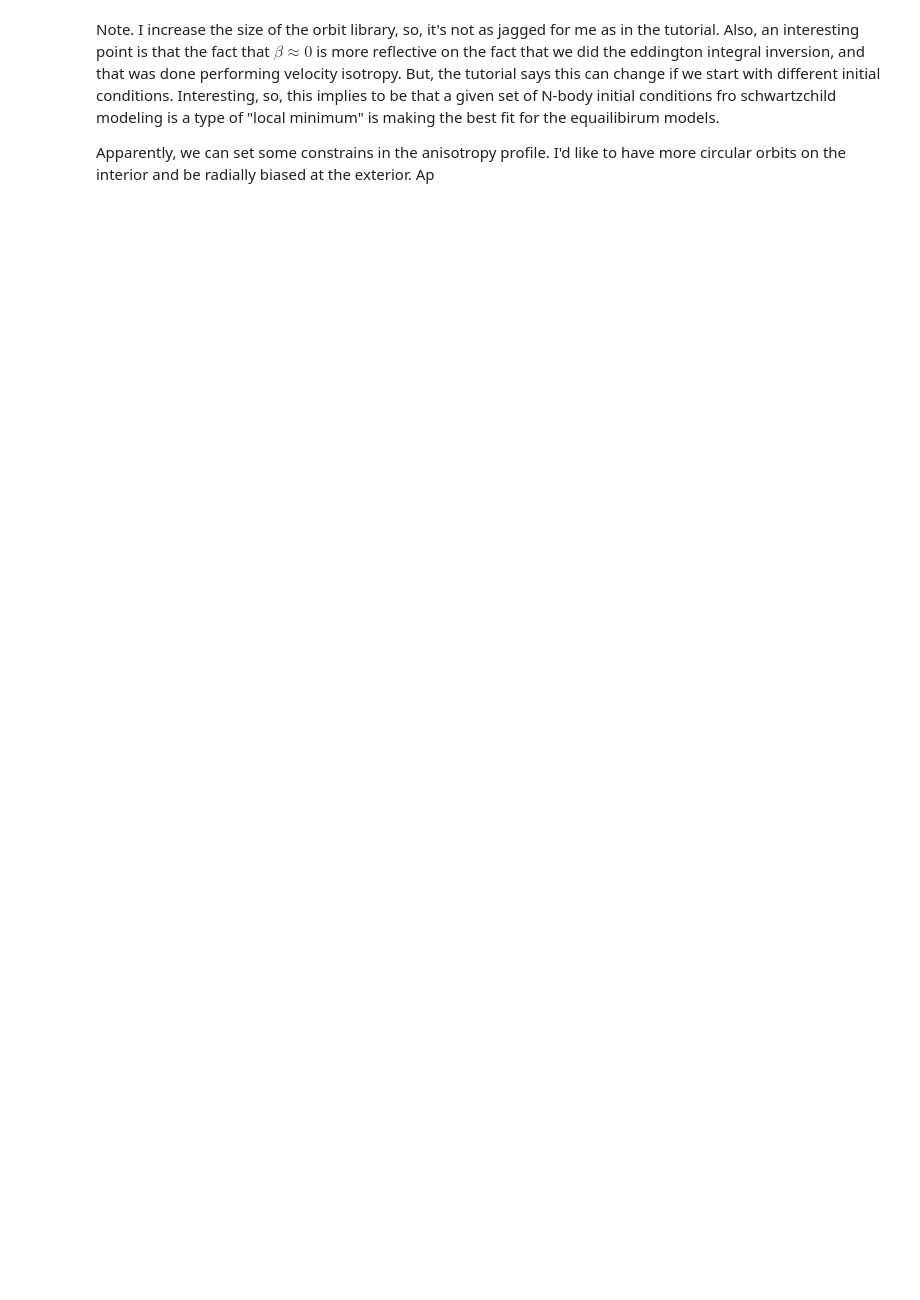
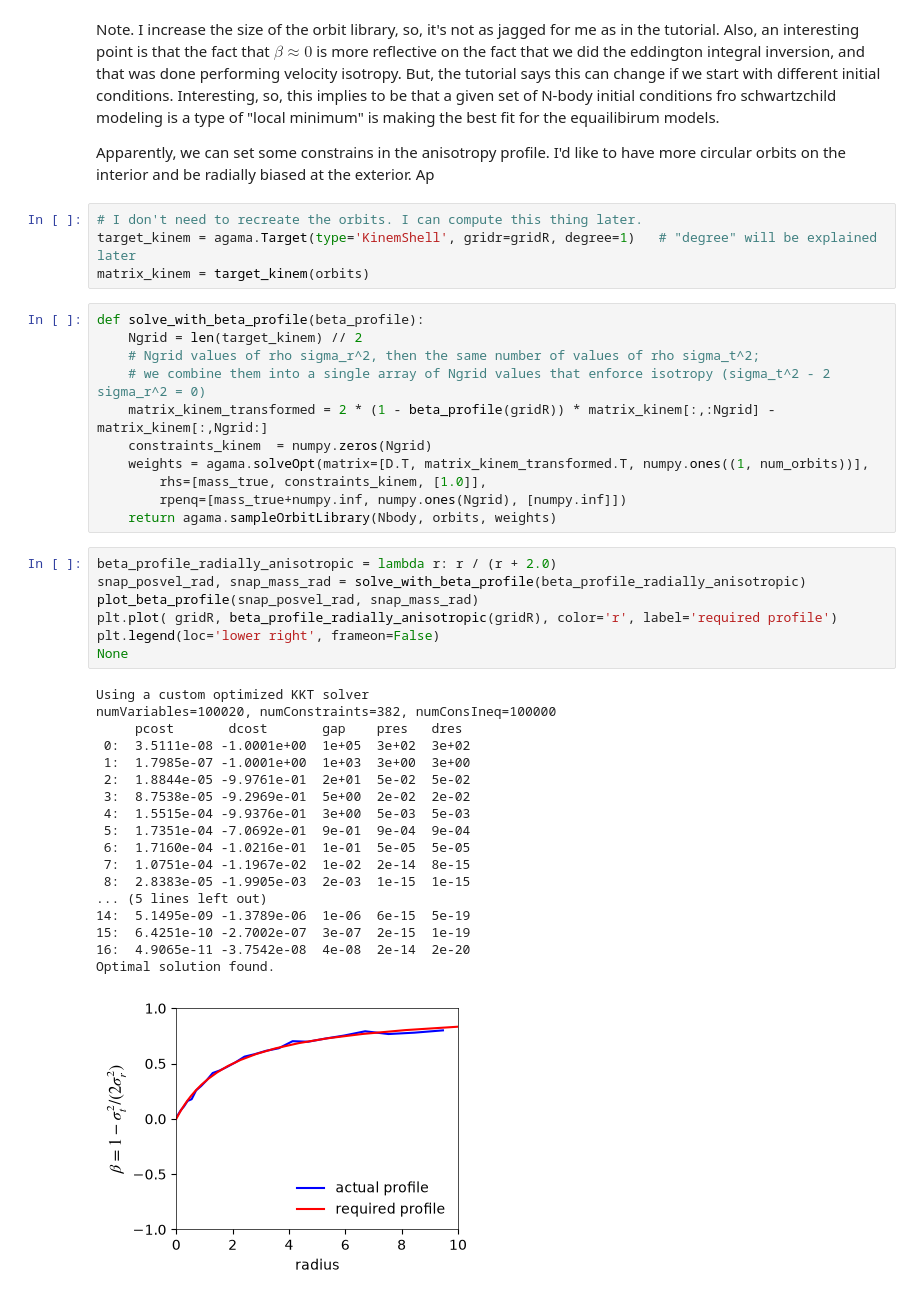
Before and after one commit to salvatore-ferrone/bar-dynamics, a Jupyter notebook: pedagogy/tutorial_schwarzchild.ipynb, the cells around one changed output. Drawn from its saved outputs; the diff is of its cells as text; blank space fills up the shorter version.

```diff
--- a/pedagogy/tutorial_schwarzchild.ipynb
+++ b/pedagogy/tutorial_schwarzchild.ipynb
@@ -513,3 +510,44 @@ plot_beta_profile(snap_posvel, snap_mass)
 Note. I increase the size of the orbit library, so, it's not as jagged for me as in the tutorial. Also, an interesting point is that the fact that $\beta\approx 0$ is more reflective on the fact that we did the eddington integral inversion, and that was done performing velocity isotropy. But, the tutorial says this can change if we start with different initial conditions. Interesting, so, this implies to be that a given set of N-body initial conditions fro schwartzchild modeling is a type of "local minimum" is making the best fit for the equailibirum models.
 
 Apparently, we can set some constrains in the anisotropy profile. I'd like to have more circular orbits on the interior and be radially biased at the exterior. Ap
+# %%
+# I don't need to recreate the orbits. I can compute this thing later.
+target_kinem = agama.Target(type='KinemShell', gridr=gridR, degree=1)   # "degree" will be explained later
+matrix_kinem = target_kinem(orbits)
+# %%
+def solve_with_beta_profile(beta_profile):
+    Ngrid = len(target_kinem) // 2
+    # Ngrid values of rho sigma_r^2, then the same number of values of rho sigma_t^2;
+    # we combine them into a single array of Ngrid values that enforce isotropy (sigma_t^2 - 2 sigma_r^2 = 0)
+    matrix_kinem_transformed = 2 * (1 - beta_profile(gridR)) * matrix_kinem[:,:Ngrid] - matrix_kinem[:,Ngrid:]
+    constraints_kinem  = numpy.zeros(Ngrid)
+    weights = agama.solveOpt(matrix=[D.T, matrix_kinem_transformed.T, numpy.ones((1, num_orbits))],
+        rhs=[mass_true, constraints_kinem, [1.0]],
+        rpenq=[mass_true+numpy.inf, numpy.ones(Ngrid), [numpy.inf]])
+    return agama.sampleOrbitLibrary(Nbody, orbits, weights)
+# %%
+beta_profile_radially_anisotropic = lambda r: r / (r + 2.0)
+snap_posvel_rad, snap_mass_rad = solve_with_beta_profile(beta_profile_radially_anisotropic)
+plot_beta_profile(snap_posvel_rad, snap_mass_rad)
+plt.plot( gridR, beta_profile_radially_anisotropic(gridR), color='r', label='required profile')
+plt.legend(loc='lower right', frameon=False)
+None
+# %% [output]
+Using a custom optimized KKT solver
+numVariables=100020, numConstraints=382, numConsIneq=100000
+     pcost       dcost       gap    pres   dres
+ 0:  3.5111e-08 -1.0001e+00  1e+05  3e+02  3e+02
+ 1:  1.7985e-07 -1.0001e+00  1e+03  3e+00  3e+00
+ 2:  1.8844e-05 -9.9761e-01  2e+01  5e-02  5e-02
+ 3:  8.7538e-05 -9.2969e-01  5e+00  2e-02  2e-02
+ 4:  1.5515e-04 -9.9376e-01  3e+00  5e-03  5e-03
+ 5:  1.7351e-04 -7.0692e-01  9e-01  9e-04  9e-04
+ 6:  1.7160e-04 -1.0216e-01  1e-01  5e-05  5e-05
+ 7:  1.0751e-04 -1.1967e-02  1e-02  2e-14  8e-15
+ 8:  2.8383e-05 -1.9905e-03  2e-03  1e-15  1e-15
+... (5 lines left out)
+14:  5.1495e-09 -1.3789e-06  1e-06  6e-15  5e-19
+15:  6.4251e-10 -2.7002e-07  3e-07  2e-15  1e-19
+16:  4.9065e-11 -3.7542e-08  4e-08  2e-14  2e-20
+Optimal solution found.
+[figure, added]
```
Also changed, not shown: parts of 11 cells of this notebook.
